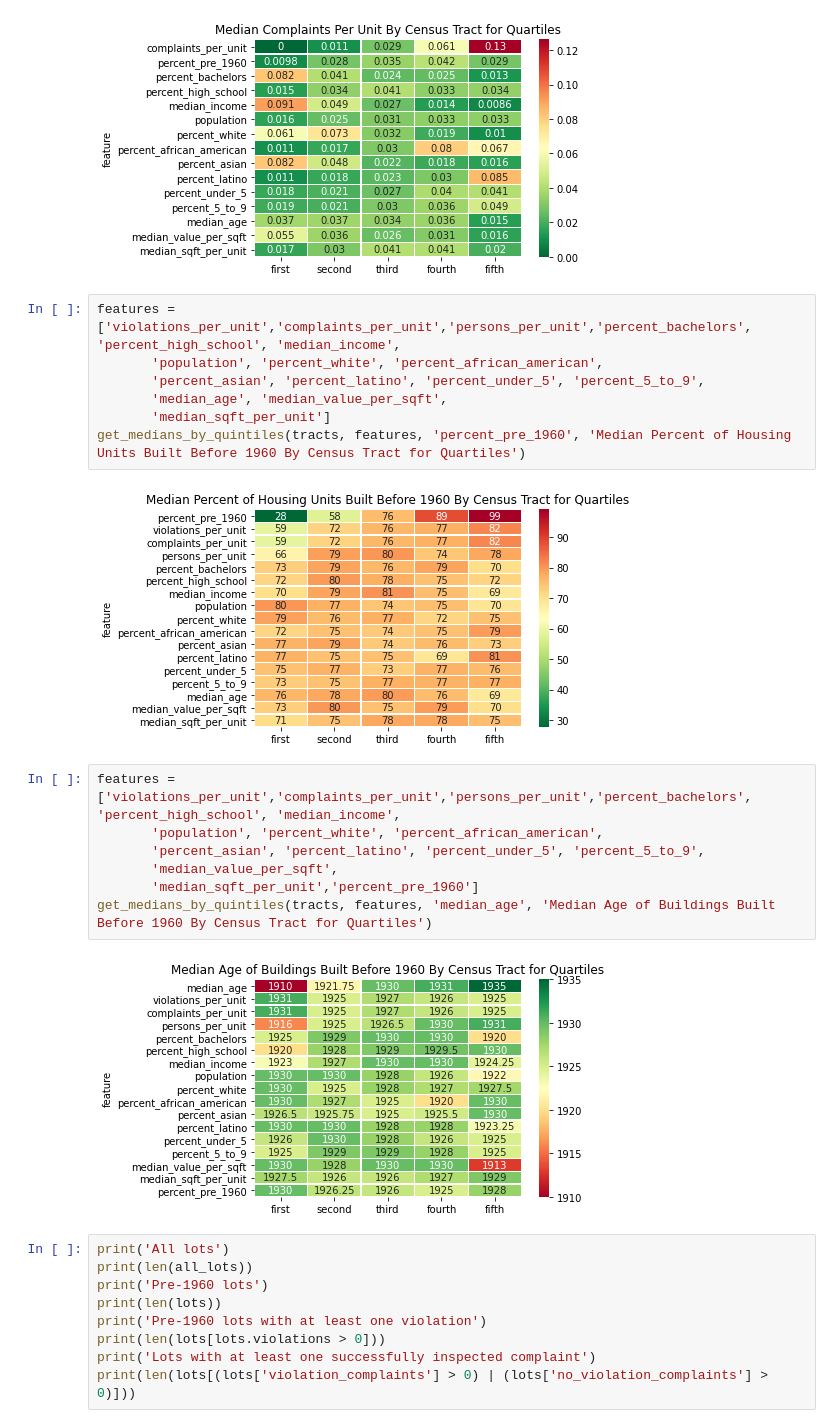
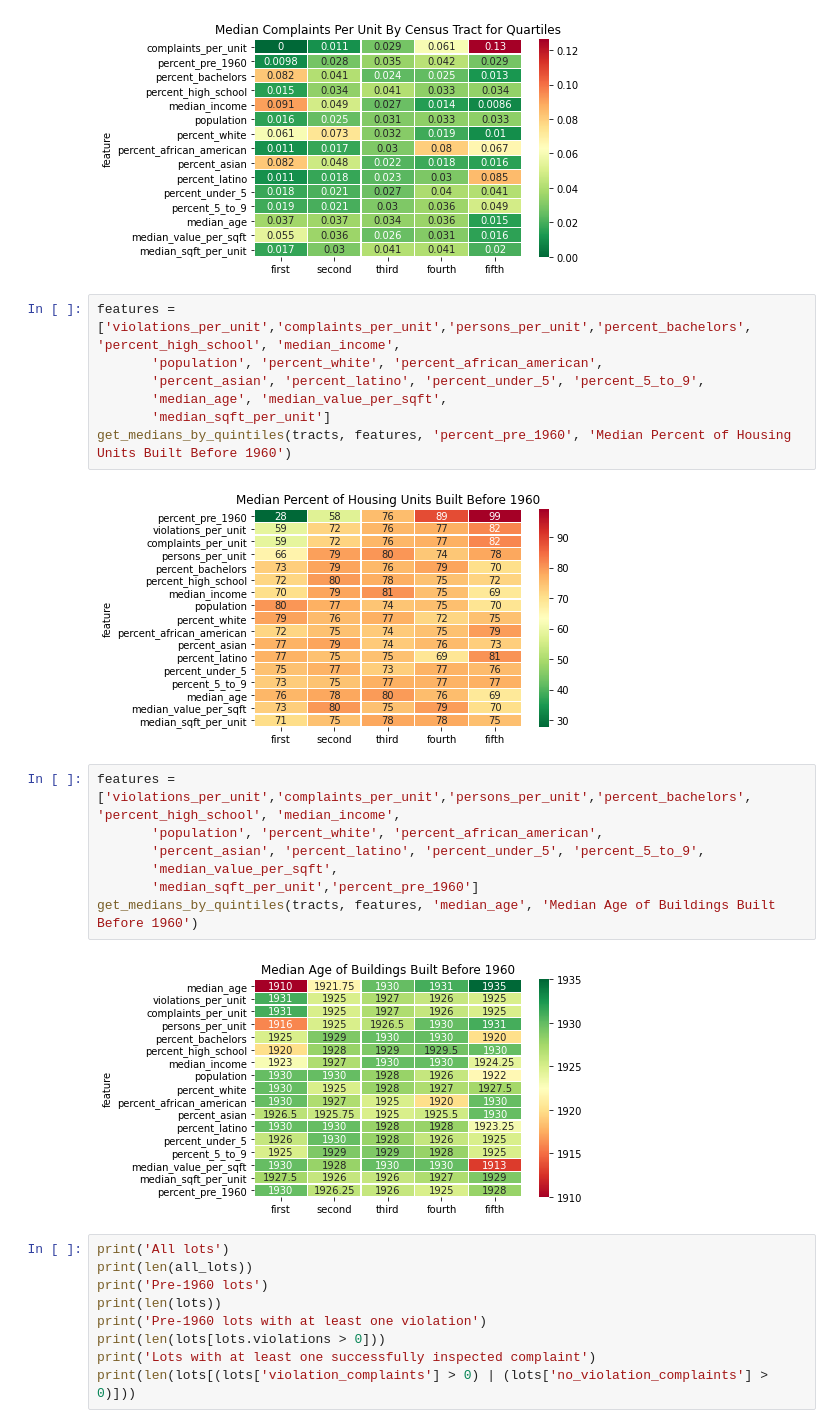
Before and after one commit to funfan2020/USI_Lead_Paint_Hazard, a Jupyter notebook: analysis.ipynb, the cells around one changed output. Drawn from its saved outputs; the diff is of its cells as text.

```diff
--- a/analysis.ipynb
+++ b/analysis.ipynb
@@ -99,21 +99,21 @@ get_medians_by_quintiles(tracts, features, 'complaints_per_unit', 'Median Compla
 # %%
 features = ['violations_per_unit','complaints_per_unit','persons_per_unit','percent_bachelors', 'percent_high_school', 'median_income',
        'population', 'percent_white', 'percent_african_american',
        'percent_asian', 'percent_latino', 'percent_under_5', 'percent_5_to_9',
        'median_age', 'median_value_per_sqft',
        'median_sqft_per_unit']
-get_medians_by_quintiles(tracts, features, 'percent_pre_1960', 'Median Percent of Housing Units Built Before 1960 By Census Tract for Quartiles')
+get_medians_by_quintiles(tracts, features, 'percent_pre_1960', 'Median Percent of Housing Units Built Before 1960')
 # %% [output]
-[figure, old version]
+[figure, new version]
 # %%
 features = ['violations_per_unit','complaints_per_unit','persons_per_unit','percent_bachelors', 'percent_high_school', 'median_income',
        'population', 'percent_white', 'percent_african_american',
        'percent_asian', 'percent_latino', 'percent_under_5', 'percent_5_to_9',
        'median_value_per_sqft',
        'median_sqft_per_unit','percent_pre_1960']
-get_medians_by_quintiles(tracts, features, 'median_age', 'Median Age of Buildings Built Before 1960 By Census Tract for Quartiles')
+get_medians_by_quintiles(tracts, features, 'median_age', 'Median Age of Buildings Built Before 1960')
 # %% [output]
-[figure, old version]
+[figure, new version]
 # %%
 print('All lots')
 print(len(all_lots))
```
Also changed, not shown: parts of 1 cell of this notebook, 6 other files.
